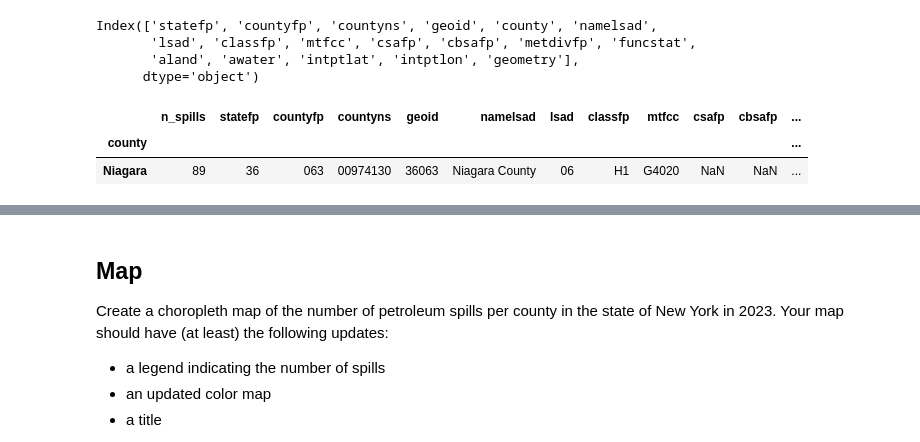
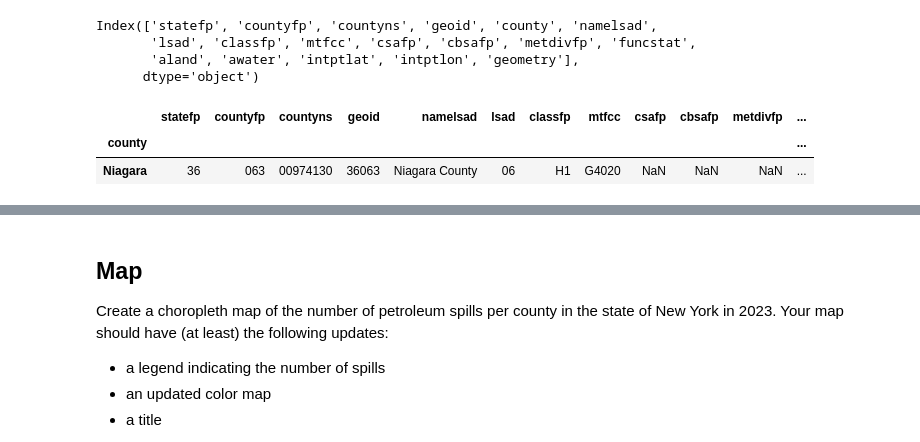
Before and after one commit to lunacatalan/eds220-hwk-3, a Jupyter notebook: hwk3-task1-spills.ipynb, the cells around one changed output, grey strips where cells are left out. Drawn from its saved outputs; the diff is of its cells as text; code cells hidden in the pictures.

```diff
--- a/hwk3-task1-spills.ipynb
+++ b/hwk3-task1-spills.ipynb
@@ -462,22 +462,22 @@ Index(['statefp', 'countyfp', 'countyns', 'geoid', 'county', 'namelsad',
       dtype='object')
 # %%
 # 2. inner join two datasets
-spill_ny = pd.merge(spills_per_county,
-                            ny_counties,
-                            how = 'inner',
-                            on = 'county').set_index('county')
+ny_counties = pd.merge(ny_counties,
+                    spills_per_county,
+                    how = 'inner',
+                    on = 'county').set_index('county')
 # %%
 # udpate single row
 # add 1 spill to Niagara for the Tuscarora Indian Reservation
 # there were 88 spills before this code
 
-spill_ny.at['Niagara', 'n_spills'] += 1
+ny_counties.at['Niagara', 'n_spills'] += 1
 # %%
 # there are now 89 spills in Niagara
-spill_ny[spill_ny.index == 'Niagara']
+ny_counties[ny_counties.index == 'Niagara']
 # %% [output]
-|  | n_spills | statefp | countyfp | countyns | geoid | namelsad | lsad | classfp | mtfcc | csafp | cbsafp | ... |
+|  | statefp | countyfp | countyns | geoid | namelsad | lsad | classfp | mtfcc | csafp | cbsafp | metdivfp | ... |
 | county |  |  |  |  |  |  |  |  |  |  |  | ... |
-| Niagara | 89 | 36 | 063 | 00974130 | 36063 | Niagara County | 06 | H1 | G4020 | NaN | NaN | ... |
+| Niagara | 36 | 063 | 00974130 | 36063 | Niagara County | 06 | H1 | G4020 | NaN | NaN | NaN | ... |
 # %%
 # reset the index
```
Also changed, not shown: parts of 5 cells of this notebook.
